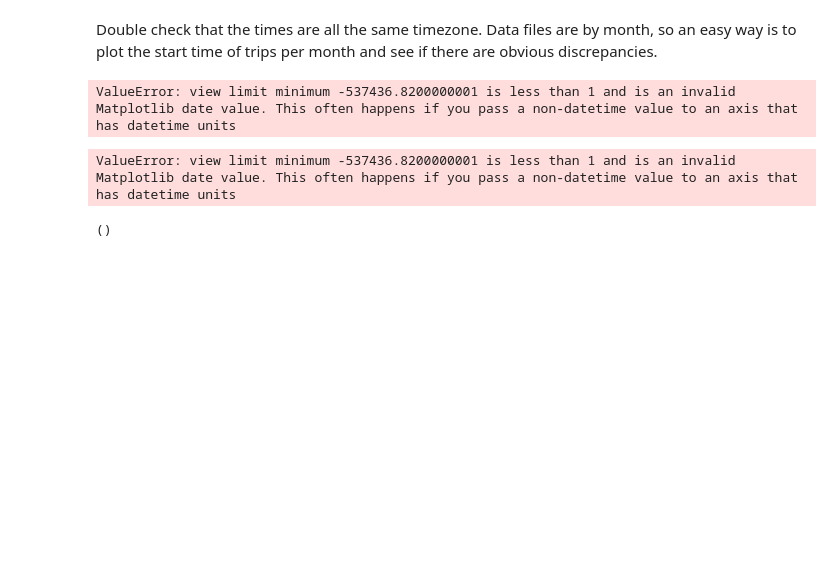
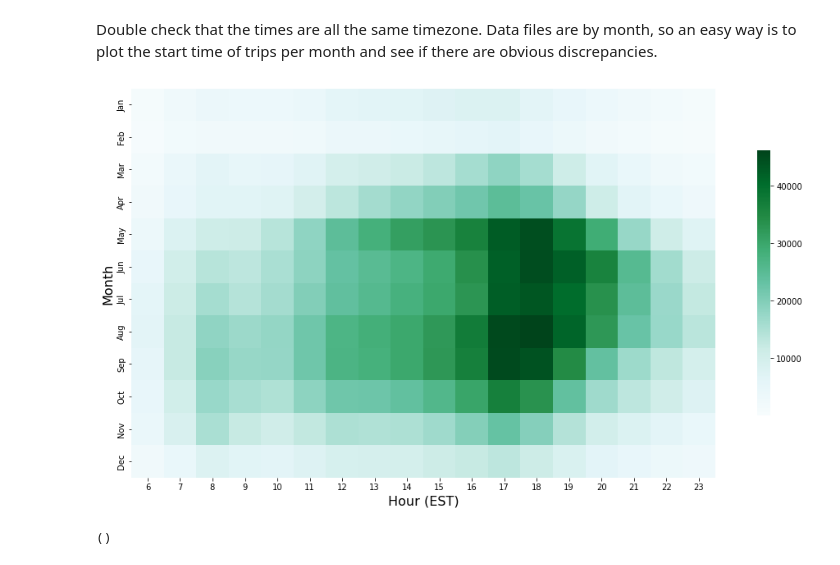
Before and after one commit to smcgibbo/TorontoBike, a Jupyter notebook: Temporal_Usage.ipynb, the cells around one changed output. Drawn from its saved outputs; the diff is of its cells as text; code cells hidden in the pictures; blank space fills up the shorter version.

```diff
--- a/Temporal_Usage.ipynb
+++ b/Temporal_Usage.ipynb
@@ -120,12 +123,24 @@ HistPlot(df, 16, "Number of trips", "Month", "Month of Trip",xticks, 90, kind =
 # %% [markdown]
 Double check that the times are all the same timezone. Data files are by month, so an easy way is to plot the start time of trips per month and see if there are obvious discrepancies.
-# %%
-fig, ax = plt.subplots(figsize=(8,6))
-d.groupby(d["Start Time"].dt.month).plot(kind='hist', ax=ax)
-print('done')
-# %% [output]
-ValueError: view limit minimum -537436.8200000001 is less than 1 and is an invalid Matplotlib date value. This often happens if you pass a non-datetime value to an axis that has datetime units
-ValueError: view limit minimum -537436.8200000001 is less than 1 and is an invalid Matplotlib date value. This often happens if you pass a non-datetime value to an axis that has datetime units
+# %%
+import seaborn as sns
+df_heat = d.groupby( [ d["Start Time"].dt.hour, d["Start Time"].dt.month]).size()#.reset_index(name='count')
+df_heat.index.rename(['Hour', 'Month'], inplace = True)
+df_heat.reset_index(name='count')
+piv = pd.pivot_table(df_heat.reset_index(name='count'), values="count",index=["Hour"], columns=["Month"], fill_value=0).transpose()
+
+Month = ["Jan", "Feb", "Mar", "Apr", "May", "Jun", "Jul", "Aug", "Sep", "Oct", "Nov", "Dec"]
+
+plt.figure(figsize=(15, 7))
+ax = sns.heatmap(piv, cmap = 'BuGn', cbar = True, yticklabels = Month, square=True, cbar_kws={"shrink": 0.68})
+plt.tight_layout()
+plt.xlim(6, 24)
+ax.set_xlabel('Hour (EST)', fontsize=16)
+ax.set_ylabel('Month', fontsize=16)
+
+plt.show()
+# %% [output]
+[figure, added]
 # %%
 
 #Plot trip start location
```
Also changed, not shown: parts of 7 cells of this notebook.
